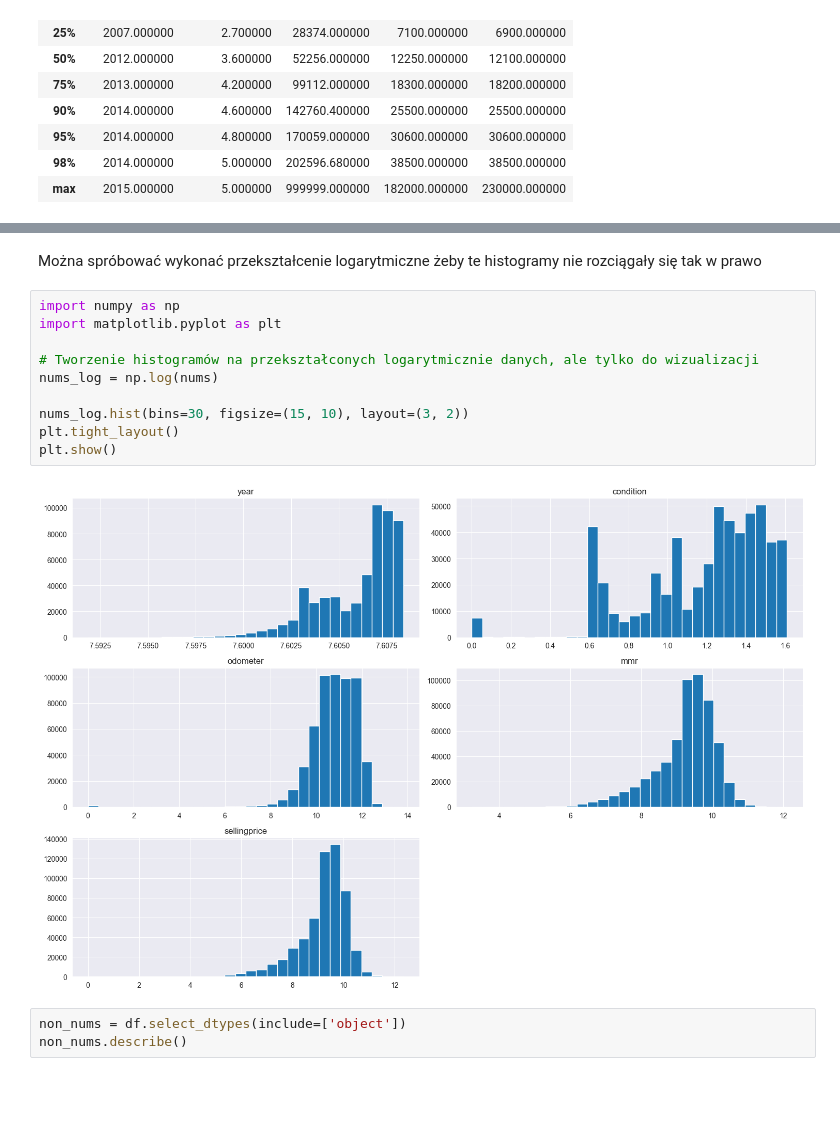
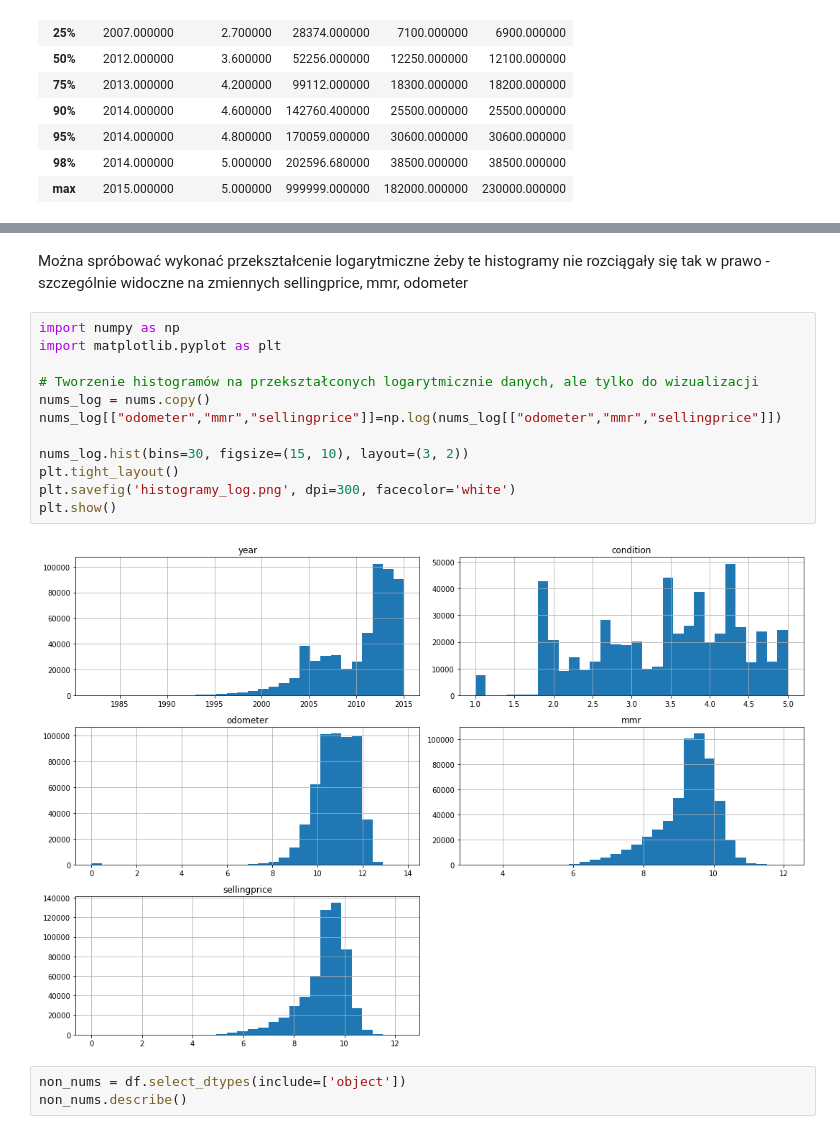
Before and after one commit to RafMat159/MOW_II_Projekt_I, a Jupyter notebook: Used _Car_Auction_Prices_1.ipynb, the cells around one changed output, grey strips where cells are left out. Saved outputs shown, nothing was run; the diff lists cells and outputs as text; blank space fills up the shorter version.

```diff
--- a/Used _Car_Auction_Prices_1.ipynb
+++ b/Used _Car_Auction_Prices_1.ipynb
@@ -103,17 +117,19 @@ plt.show()
 # %% [markdown]
-Można spróbować wykonać przekształcenie logarytmiczne żeby te histogramy nie rozciągały się tak w prawo
+Można spróbować wykonać przekształcenie logarytmiczne żeby te histogramy nie rozciągały się tak w prawo - szczególnie widoczne na zmiennych sellingprice, mmr, odometer
 # %%
 import numpy as np
 import matplotlib.pyplot as plt
 
 # Tworzenie histogramów na przekształconych logarytmicznie danych, ale tylko do wizualizacji
-nums_log = np.log(nums)
+nums_log = nums.copy()
+nums_log[["odometer","mmr","sellingprice"]]=np.log(nums_log[["odometer","mmr","sellingprice"]])
 
 nums_log.hist(bins=30, figsize=(15, 10), layout=(3, 2))
 plt.tight_layout()
+plt.savefig('histogramy_log.png', dpi=300, facecolor='white')
 plt.show()
 # %% [output]
-[figure, old version]
+[figure, new version]
 # %%
 non_nums = df.select_dtypes(include=['object'])
 non_nums.describe()
```
Also changed, not shown: parts of 17 cells of this notebook, 2 other files.
